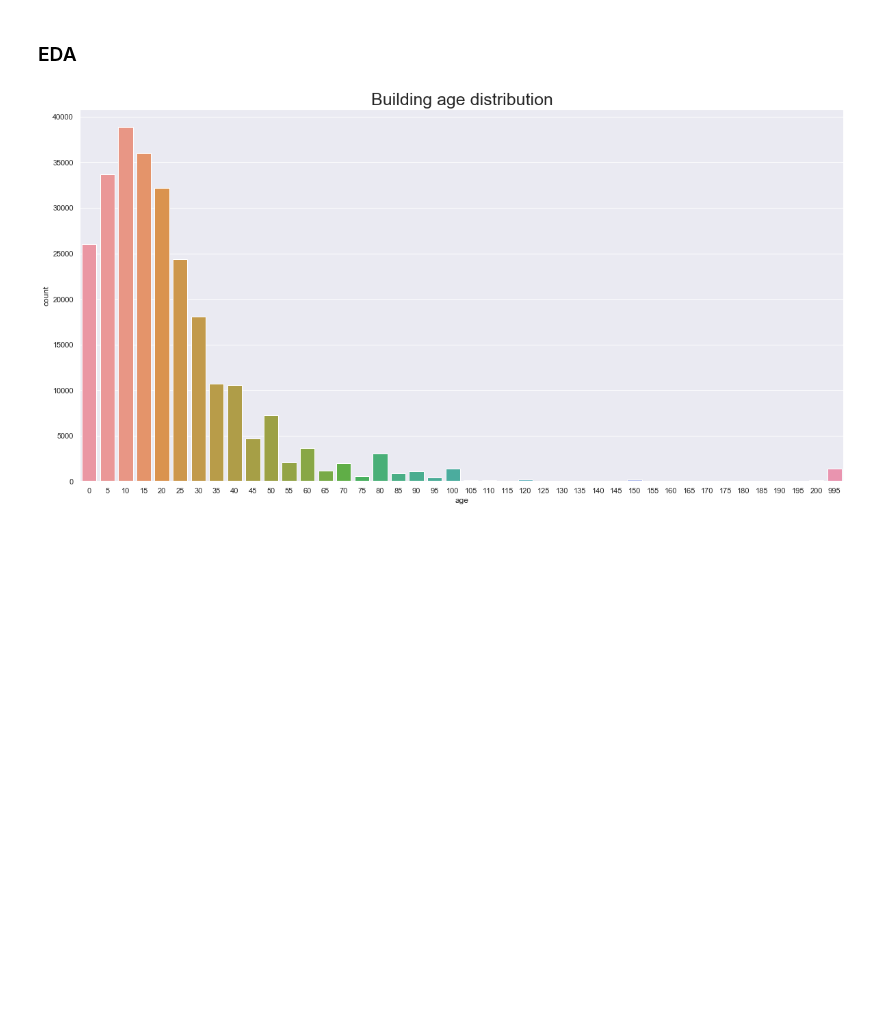
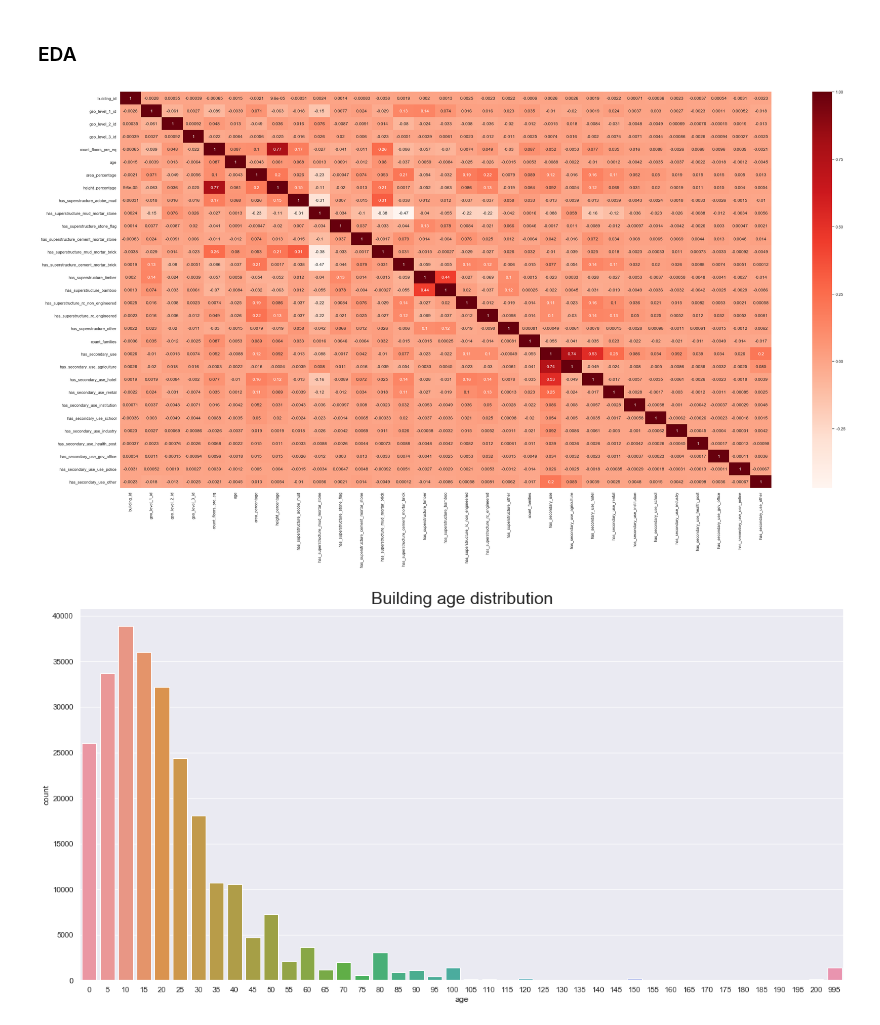
Before and after one commit to belulali/earthquake, a Jupyter notebook: Earthquake.ipynb, the cells around one changed output. Cells and saved outputs as stored; diff of their text form; code cells hidden in the pictures; blank space fills up the shorter version.

```diff
--- a/Earthquake.ipynb
+++ b/Earthquake.ipynb
@@ -35,6 +35,13 @@ raw_train_features.transpose()
 39 rows × 260601 columns
 # %% [markdown]
 ### EDA
+# %%
+plt.figure(figsize=(40,20))
+cor = raw_train_features.corr()
+sns.heatmap(cor, annot=True, cmap=plt.cm.Reds)
+plt.show()
+# %% [output]
+[figure, added]
 # %%
 sns.set(style="darkgrid")
 plt.figure(figsize=(20,10))
```
Also changed, not shown: parts of 12 cells of this notebook.
